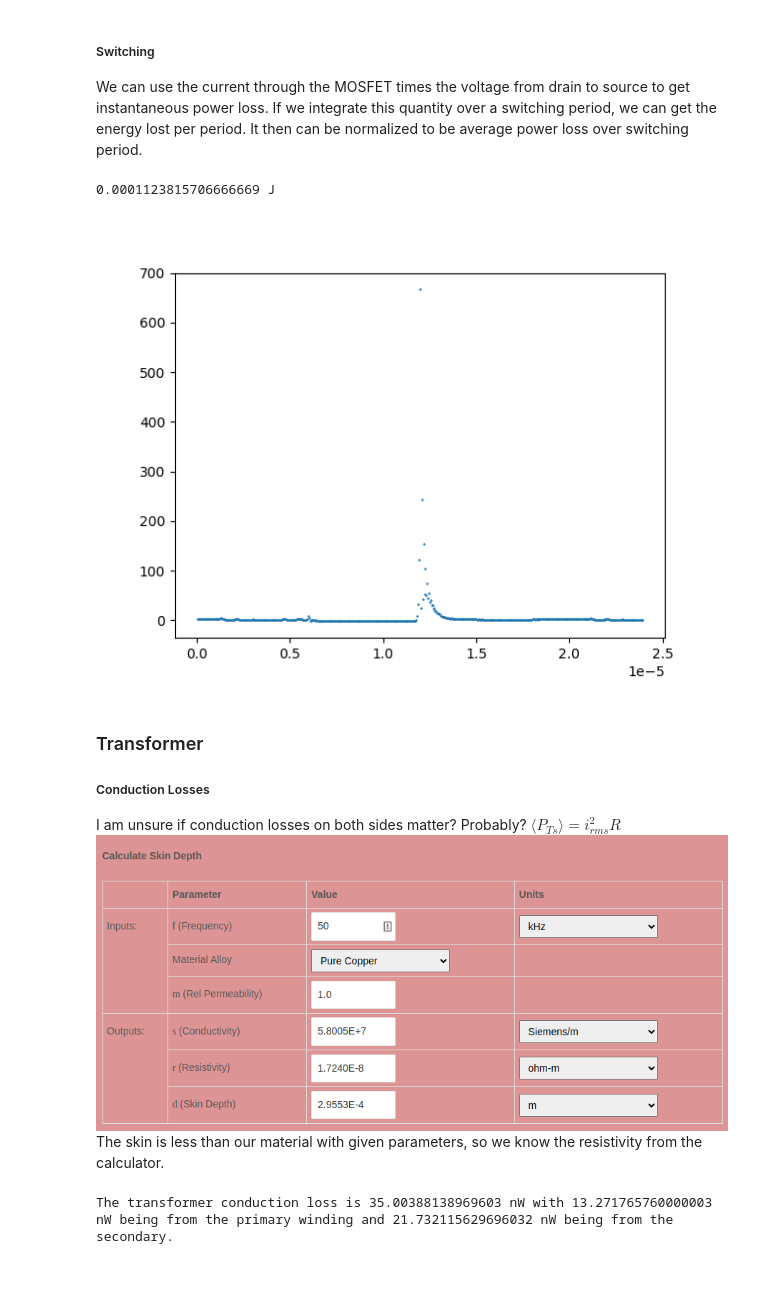
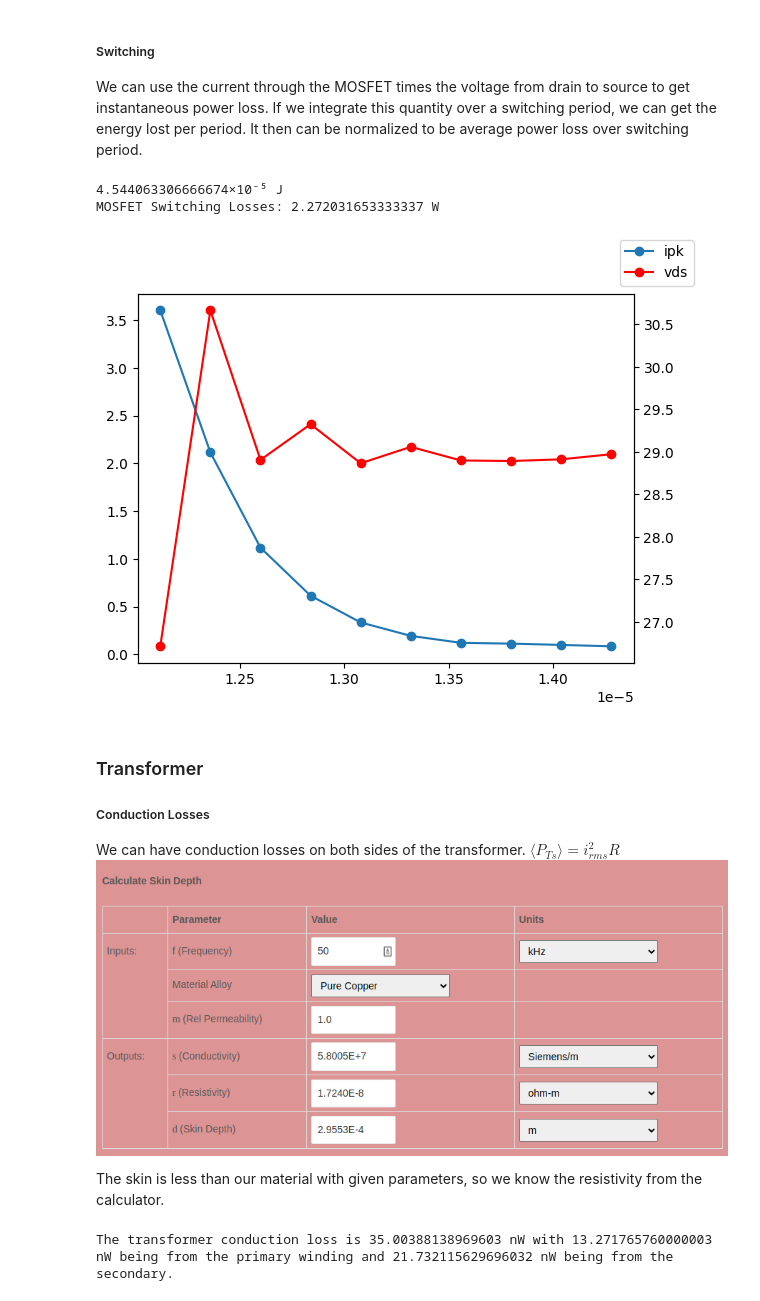
Before and after one commit to lila-smith/power-electronics-spring-2024, a Jupyter notebook: lab8/prelab8.ipynb, the cells around one changed output. Cells and saved outputs as stored; diff of their text form; code cells hidden in the pictures; blank space fills up the shorter version.

```diff
--- a/lab8/prelab8.ipynb
+++ b/lab8/prelab8.ipynb
@@ -48,45 +48,55 @@ We can use the current through the MOSFET times the voltage from drain to source
 data = pd.read_csv("../lab7/data/baseline_full.csv")
 increment = float(data["Increment"][0])
 data = data.iloc[1: , :]
 data = data.astype(float)
 
 time = data["X"].to_numpy() * increment
 ipk = data["CH1"].to_numpy() * 20
 vds = data["CH2"].to_numpy()
 
-n_bins = 500 # choose how many samples to use
+n_bins = 100 # choose how many samples to use
 bin_size = (max(time) - min(time))/n_bins
 time_res, vds_res, ipk_res = [],[], []
 # Resample the data with consistent density
 for i in range(n_bins-1):
     lower = time >= min(time)+i*bin_size
     higher = time < min(time)+(i+1)*bin_size
     time_res.append(np.mean(time[np.where(lower & higher)]))
     vds_res.append(np.mean(vds[np.where(lower & higher)]))
     ipk_res.append(np.mean(np.abs(ipk[np.where(lower & higher)])))
 
+start_tick = int(n_bins * 0.5)
+end_tick = int(n_bins * 0.6)
+
 p = np.multiply(ipk, vds)
-p_res = np.multiply(ipk_res, vds_res)
+p_res = np.multiply(ipk_res[start_tick:end_tick], vds_res[start_tick:end_tick])
 e = np.trapz(p, time)
-e_res = np.trapz(p_res, time_res) * units.joule
+e_res = np.trapz(p_res, time_res[start_tick:end_tick]) * units.joule
+
 
 fig, ax = plt.subplots()
-ax.scatter(time_res, p_res, s=0.5)
+twinax = ax.twinx()
+ax.plot(time_res[start_tick:end_tick], ipk_res[start_tick:end_tick], '-o', label='ipk')
+twinax.plot(time_res[start_tick:end_tick], vds_res[start_tick:end_tick], 'r-o', label='vds')
+fig.legend()
 print(e_res)
 
 
 fs = 50e3 / units.second
 Ts = 1/fs
 P_SC_SW = e_res / Ts
+print("MOSFET Switching Losses:", P_SC_SW.to('watt'))
 # %% [output]
-0.0001123815706666669 J
+4.544063306666674×10⁻⁵ J
+MOSFET Switching Losses: 2.272031653333337 W
-[figure, old version]
+[figure, new version]
 # %% [markdown]
 ### Transformer
 ##### Conduction Losses
-I am unsure if conduction losses on both sides matter? Probably?
+We can have conduction losses on both sides of the transformer.
 $\langle P_{Ts} \rangle = i_{rms}^2R$
 ![image.png](attachment:image.png)
+
 The skin is less than our material with given parameters, so we know the resistivity from the calculator.
 # %%
 R = 1.724e-8 * units.ohm / units.meter
```
Also changed, not shown: parts of 14 cells of this notebook, 1 other file.
